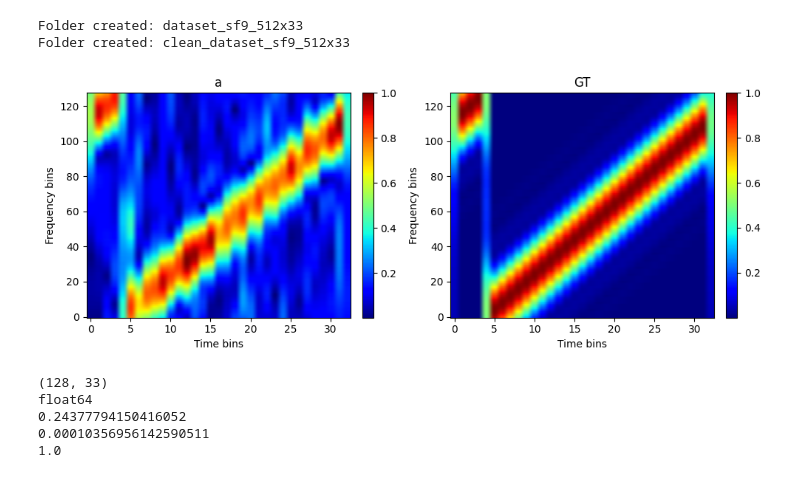
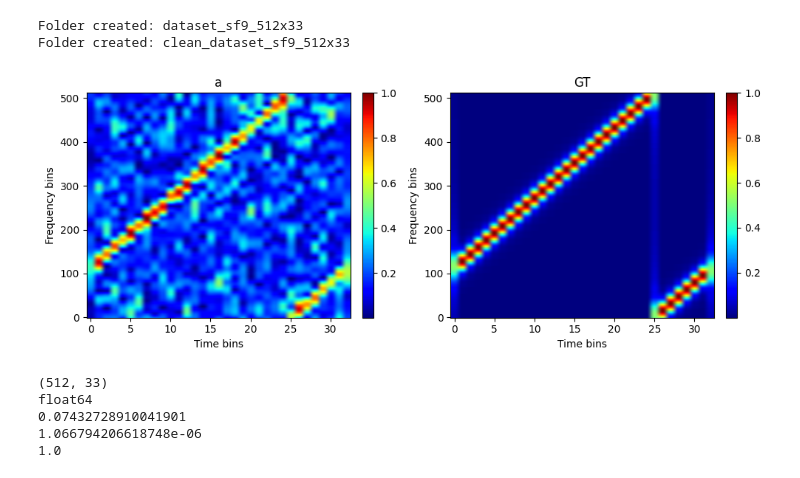
Before and after one commit to seanmantanhacker/INC-BAM, a Jupyter notebook: Model-experiment-4/generate.ipynb, the cells around one changed output. Saved outputs shown, nothing was run; the diff lists cells and outputs as text; code cells hidden in the pictures.

```diff
--- a/Model-experiment-4/generate.ipynb
+++ b/Model-experiment-4/generate.ipynb
@@ -66,20 +66,20 @@ if (GEENRATE_):
 Folder created: dataset_sf9_512x33
 Folder created: clean_dataset_sf9_512x33
 # %%
-file_path = f"dataset_sf{sf}_{input_row}x{input_col}/s_sf{sf}_bw125_0_112_1.npy"  # example path
+file_path = f"dataset_sf{sf}_{input_row}x{input_col}/s_sf{sf}_bw125_-10_112_1.npy"  # example path
 data = np.load(file_path)
 file_path2 = f"clean_dataset_sf{sf}_{input_row}x{input_col}/s_sf{sf}_bw125_112.npy"  # example path
 data2 = np.load(file_path2)
 show_multiple_spectrograms([data,data2],["a","GT"],2)
 print(data2.shape)
 print(data2.dtype)
 print(data2.mean())
 print(data2.min())
 print(data2.max())
 # %% [output]
-[figure, old version]
+[figure, new version]
-(128, 33)
+(512, 33)
 float64
-0.24377794150416052
-0.00010356956142590511
+0.07432728910041901
+1.066794206618748e-06
 1.0
```
Also changed, not shown: parts of 1 cell of this notebook, 4 other files.
